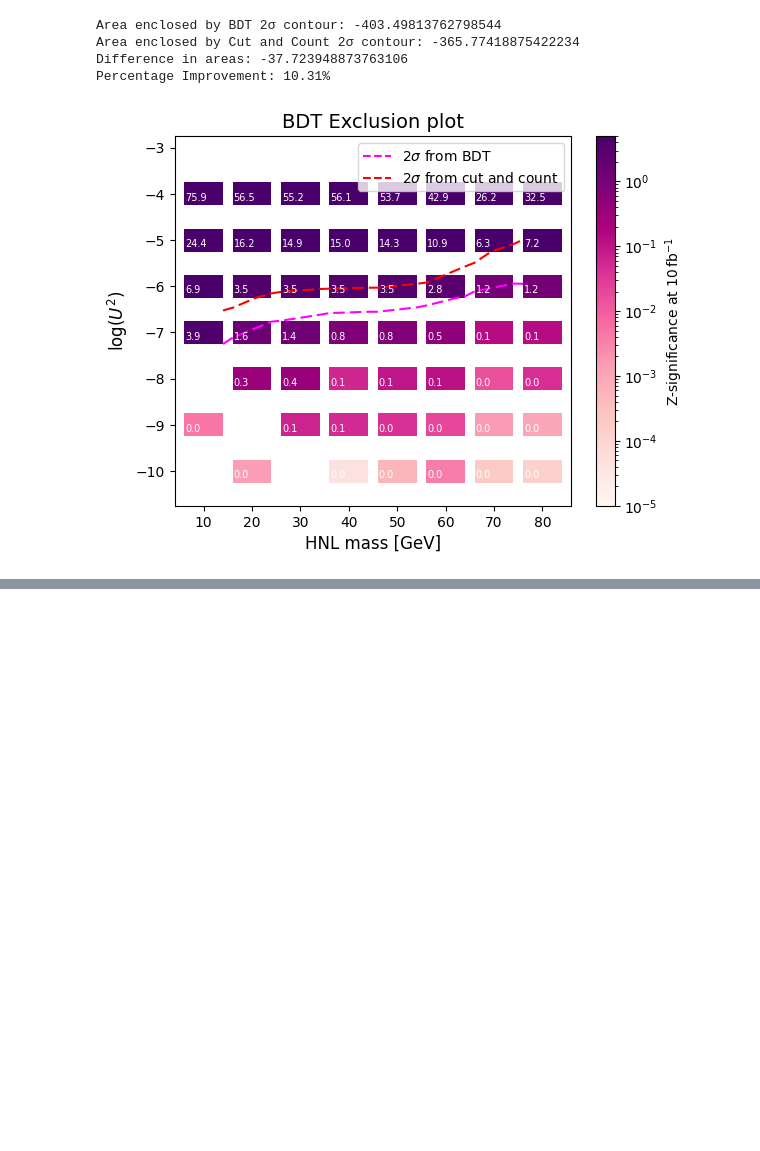
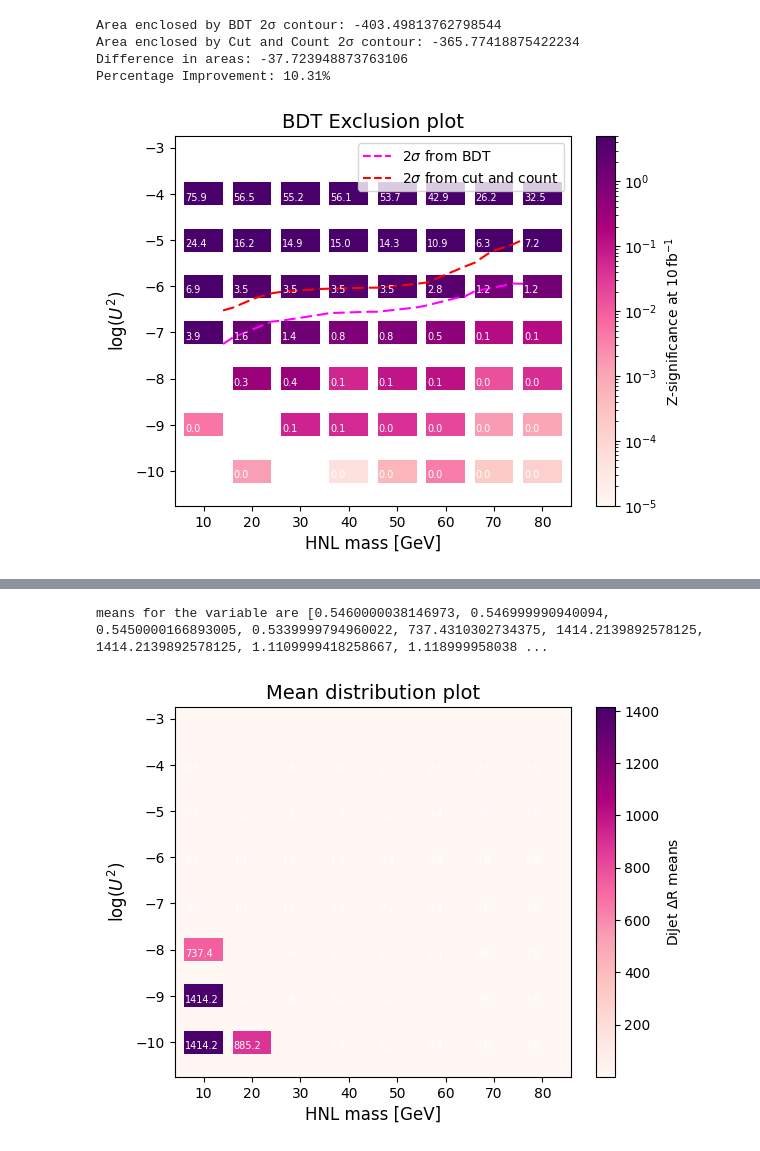
Before and after one commit to tomcritchley/FCCAnalyses_local, a Jupyter notebook: xgboost/xgboost_batch/plotting.ipynb, the cells around one changed output, grey strips where cells are left out. Drawn from its saved outputs; the diff is of its cells as text; code cells hidden in the pictures; blank space fills up the shorter version.

```diff
--- a/xgboost/xgboost_batch/plotting.ipynb
+++ b/xgboost/xgboost_batch/plotting.ipynb
@@ -882,0 +1026,67 @@ ValueError: x is neither increasing nor decreasing : [26.27597236 34.         36
+# %%
+import matplotlib.pyplot as plt
+from matplotlib.colors import Normalize
+import numpy as np
+from scipy.interpolate import griddata
+from matplotlib.lines import Line2D
+import json
+from sklearn.metrics import auc
+
+with open('signal_means.json', 'r') as file:
+    data = json.load(file)
+
+def make_hist_2D():
+    # 10 fb-1 data
+    data_points = []
+    variable = "RecoDiJet_delta_R"
+    means = []  # Define means list here
+
+    for key, value in data.items():
+        parts = key.split('_')
+        mass = float(parts[1].replace('GeV', ''))  # Just take the number
+        # Replace '1e-' with '-' and 'p' with '.'
+        angle = float(parts[2].replace('1e-', '-').replace('p', '.'))
+        means.append(value.get(variable, 0))  # Append mean values
+
+        data_points.append((mass, angle))
+
+    masses = [data[0] for data in data_points]
+    angles = [data[1] * 2 for data in data_points]
+
+    x_range = (0, 90)
+    y_range = (-11, -3)
+
+    x_bins = [4, 6, 14, 16, 24, 26, 34, 36, 44, 46, 54, 56, 64, 66, 74, 76, 84, 86]
+    y_bins = np.arange(-10.75, -2.25, 0.5)
+
+    n_bins = [x_bins, y_bins]
+
+    print(f"means for the variable are {means}")
+
+    norm = Normalize(vmin=min(means), vmax=max(means))
+
+    cmap = plt.cm.RdPu
+
+    plt.hist2d(masses, angles, bins=n_bins, range=[x_range, y_range], weights=means, cmap=cmap, norm=norm, density=False)
+
+    hist, edges = np.histogramdd((masses, angles), bins=n_bins, range=[x_range, y_range], weights=means)
+    x_edges, y_edges = edges
+
+    plt.colorbar(label=f'DiJet $\Delta$R means')
+
+    plt.xlabel("HNL mass [GeV]", fontsize=12)
+    plt.ylabel("log($U^2$)", fontsize=12)
+    plt.title("Mean distribution plot", fontsize=14)
+
+    for i in range(len(x_edges) -1):
+        for j in range(len(y_edges) -1):
+            if hist[i, j] > 0:
+                plt.text(x_edges[i] +0.2, y_edges[j]+0.1, f'{hist[i, j]:.1f}', color='white', fontsize = 7)
+
+    plt.savefig(f'{variable}_mean.pdf', format='pdf')
+    plt.show()
+
+make_hist_2D()
+# %% [output]
+means for the variable are [0.5460000038146973, 0.546999990940094, 0.5450000166893005, 0.5339999794960022, 737.4310302734375, 1414.2139892578125, 1414.2139892578125, 1.1109999418258667, 1.118999958038 ...
+[figure, added]
```
Also changed, not shown: parts of 3 cells of this notebook, 3 other files.
